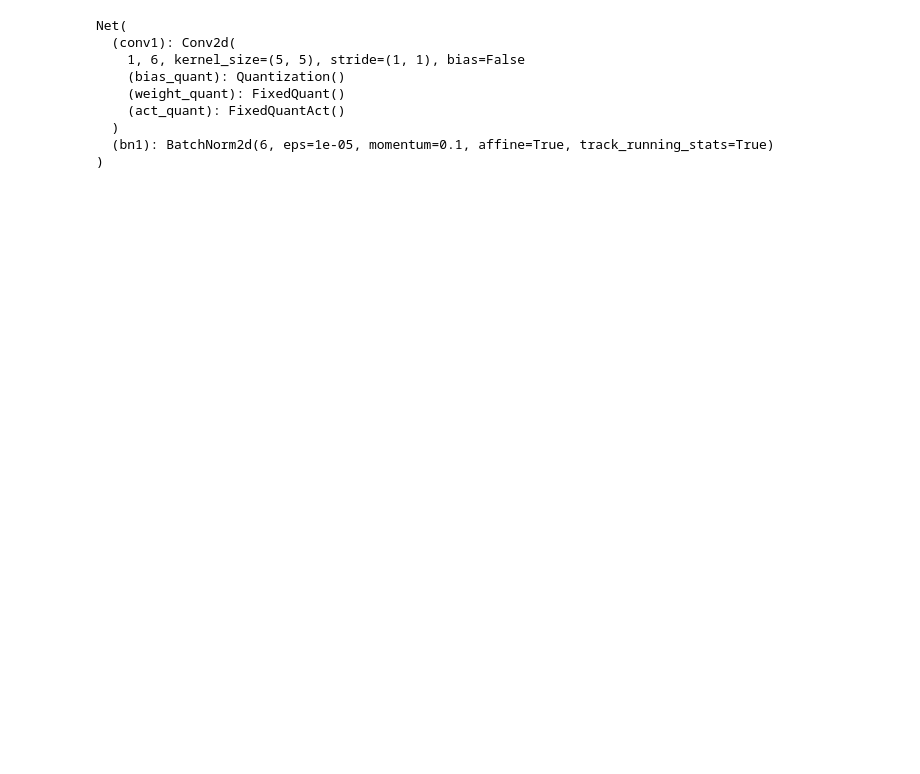
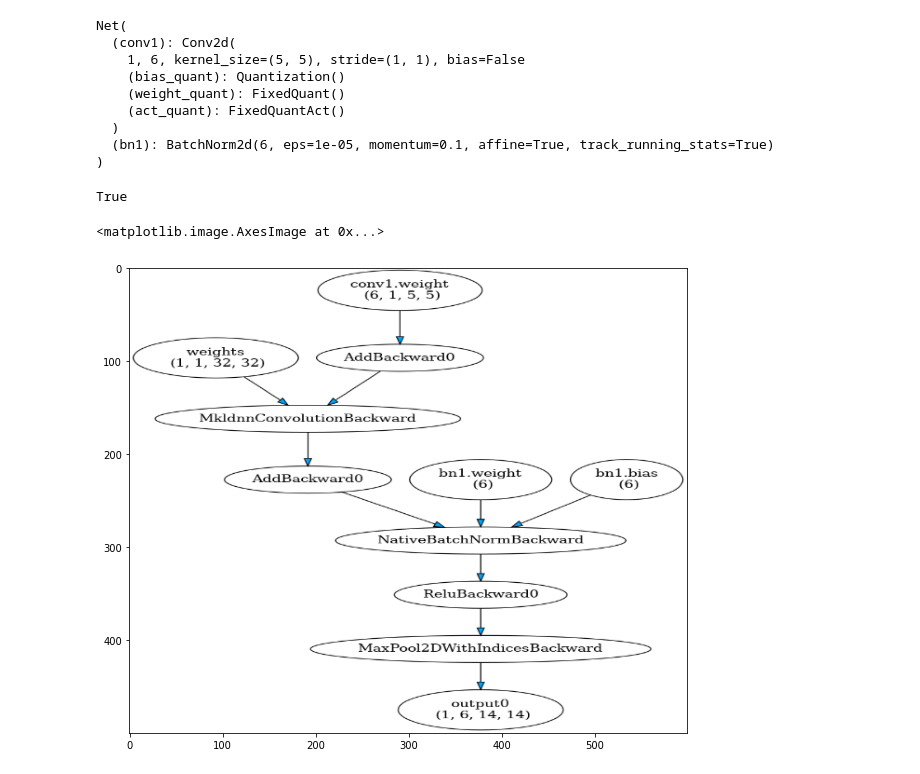
Before and after one commit to GongCheng1919/autoqnn-pytorch, a Jupyter notebook: examples/Demo.ipynb, the cells around one changed output. Cells and saved outputs as stored; diff of their text form; code cells hidden in the pictures; blank space fills up the shorter version.

```diff
--- a/examples/Demo.ipynb
+++ b/examples/Demo.ipynb
@@ -39,3 +40,19 @@ Net(
   )
   (bn1): BatchNorm2d(6, eps=1e-05, momentum=0.1, affine=True, track_running_stats=True)
 )
+# %%
+import base64
+import cv2
+img = cv2.imread('Net.png.png')
+img = cv2.resize(img,dsize=(600,500))
+cv2.imwrite("Net.png",img)
+# %% [output]
+True
+# %%
+# img.shape
+plt.figure(figsize=(10,20))
+plt.imshow(img)
+# base64.b64encode(img.tobytes())
+# %% [output]
+<matplotlib.image.AxesImage at 0x...>
+[figure, added]
```
Also changed, not shown: parts of 8 cells of this notebook, 18 other files.
